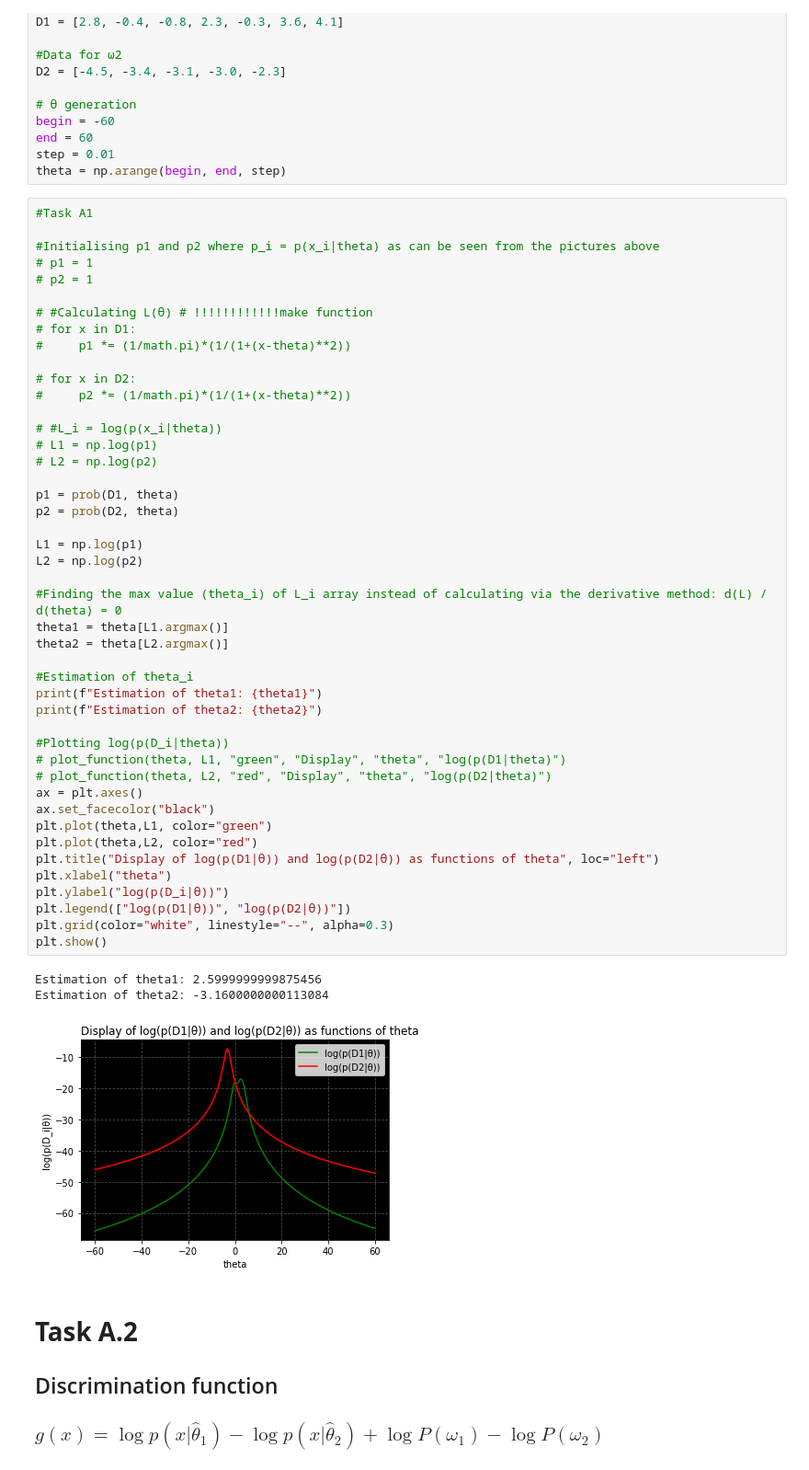
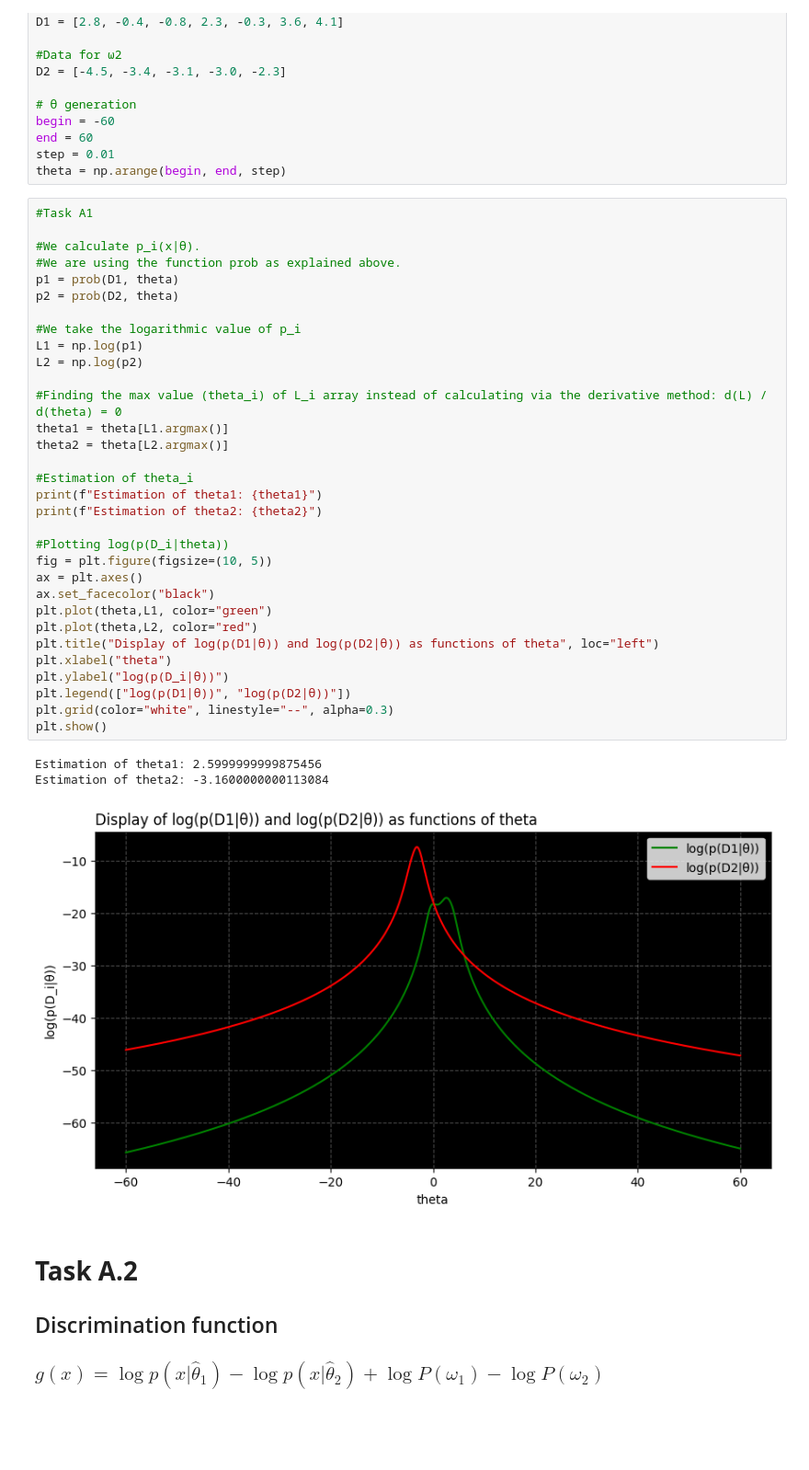
Before and after one commit to giahou2000/Gaming-statistics, a Jupyter notebook: gaming_company.ipynb, the cells around one changed output. Shown at 92% size. Drawn from its saved outputs; the diff is of its cells as text; blank space fills up the shorter version.

```diff
--- a/gaming_company.ipynb
+++ b/gaming_company.ipynb
@@ -141,52 +141,39 @@ theta = np.arange(begin, end, step)
 # %%
 #Task A1
 
-#Initialising p1 and p2 where p_i = p(x_i|theta) as can be seen from the pictures above
-# p1 = 1
-# p2 = 1
-
-# #Calculating L(θ) # !!!!!!!!!!!!make function
-# for x in D1:
-#     p1 *= (1/math.pi)*(1/(1+(x-theta)**2))
-
-# for x in D2:
-#     p2 *= (1/math.pi)*(1/(1+(x-theta)**2))
-
-# #L_i = log(p(x_i|theta))
-# L1 = np.log(p1)
-# L2 = np.log(p2)
-
+#We calculate p_i(x|θ).
+#We are using the function prob as explained above.
 p1 = prob(D1, theta)
 p2 = prob(D2, theta)
 
+#We take the logarithmic value of p_i
 L1 = np.log(p1)
 L2 = np.log(p2)
 
 #Finding the max value (theta_i) of L_i array instead of calculating via the derivative method: d(L) / d(theta) = 0
 theta1 = theta[L1.argmax()]
 theta2 = theta[L2.argmax()]
 
 #Estimation of theta_i
 print(f"Estimation of theta1: {theta1}")
 print(f"Estimation of theta2: {theta2}")
 
 #Plotting log(p(D_i|theta))
-# plot_function(theta, L1, "green", "Display", "theta", "log(p(D1|theta)")
-# plot_function(theta, L2, "red", "Display", "theta", "log(p(D2|theta)")
+fig = plt.figure(figsize=(10, 5))
 ax = plt.axes()
 ax.set_facecolor("black")
 plt.plot(theta,L1, color="green")
 plt.plot(theta,L2, color="red")
 plt.title("Display of log(p(D1|θ)) and log(p(D2|θ)) as functions of theta", loc="left")
 plt.xlabel("theta")
 plt.ylabel("log(p(D_i|θ))")
 plt.legend(["log(p(D1|θ))", "log(p(D2|θ))"])
 plt.grid(color="white", linestyle="--", alpha=0.3)
 plt.show()
 # %% [output]
 Estimation of theta1: 2.5999999999875456
 Estimation of theta2: -3.1600000000113084
-[figure, old version]
+[figure, new version]
 # %% [markdown]
 # **Task A.2**
 ## Discrimination function
```
Also changed, not shown: parts of 6 cells of this notebook.
